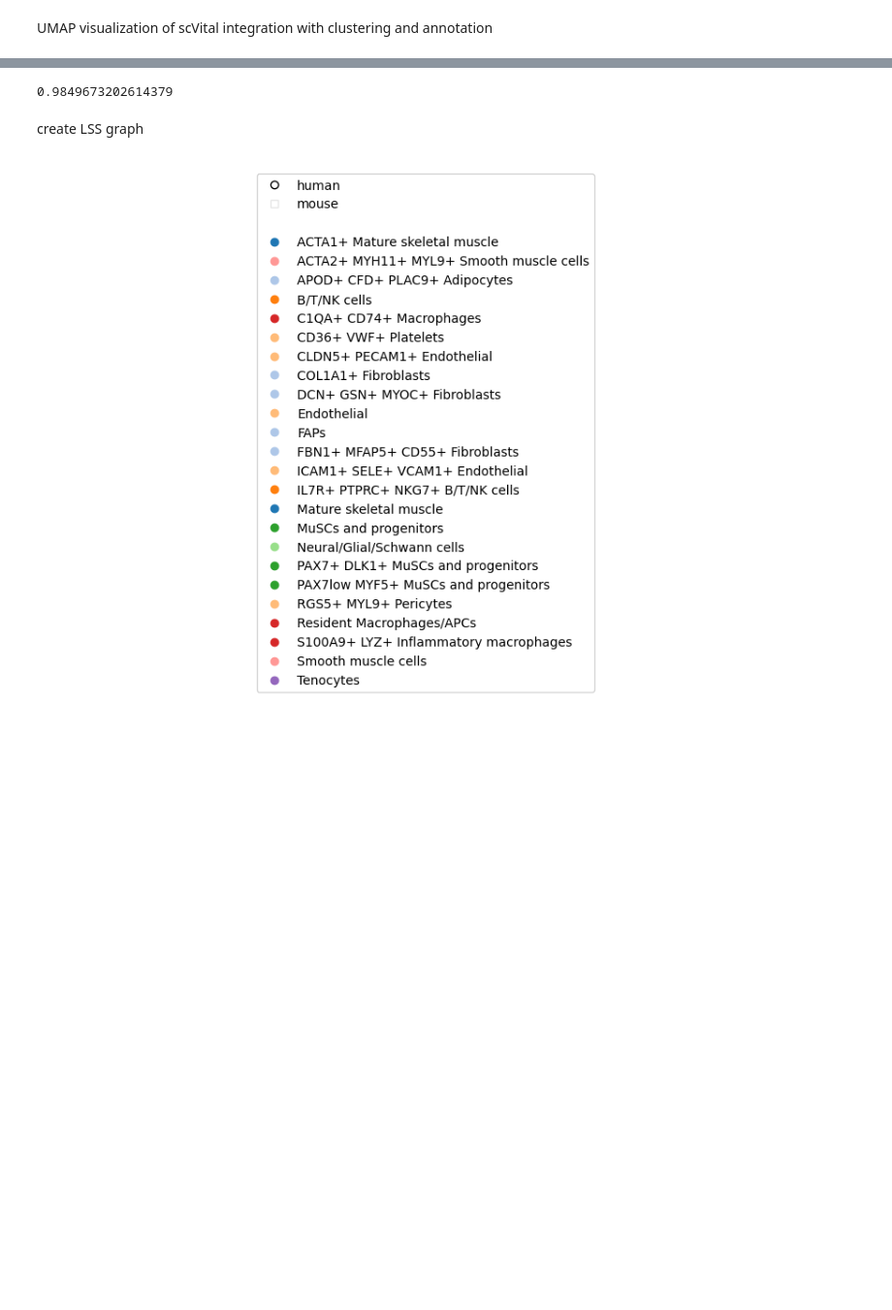
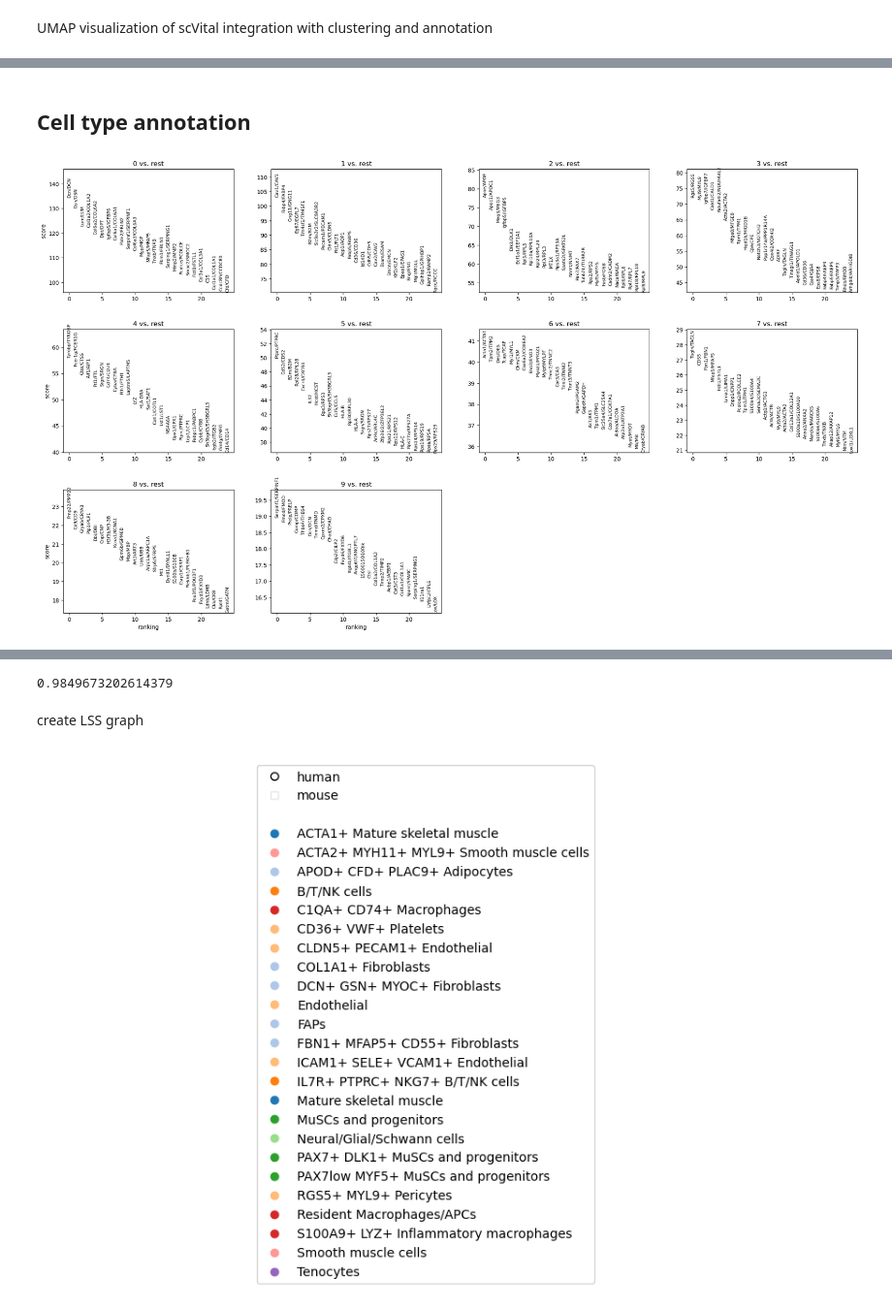
Before and after one commit to j-rub/scVital, a Jupyter notebook: vignettes/tutorial.ipynb, the cells around one changed output, grey strips where cells are left out. Shown at 97% size. Drawn from its saved outputs; the diff is of its cells as text; code cells hidden in the pictures; blank space fills up the shorter version.

```diff
--- a/vignettes/tutorial.ipynb
+++ b/vignettes/tutorial.ipynb
@@ -231,0 +288,7 @@ sc.pl.umap(adata, color = ["species",neighborsKey,"anno","cell_annotation"], nco
+# %% [markdown]
+## Cell type annotation
+# %%
+sc.tl.rank_genes_groups(adata, "scVitalModel", method="wilcoxon")
+sc.pl.rank_genes_groups(adata, n_genes=25, sharey=False)
+# %% [output]
+[figure, added]
```
Also changed, not shown: parts of 33 cells of this notebook, 3 other files.
